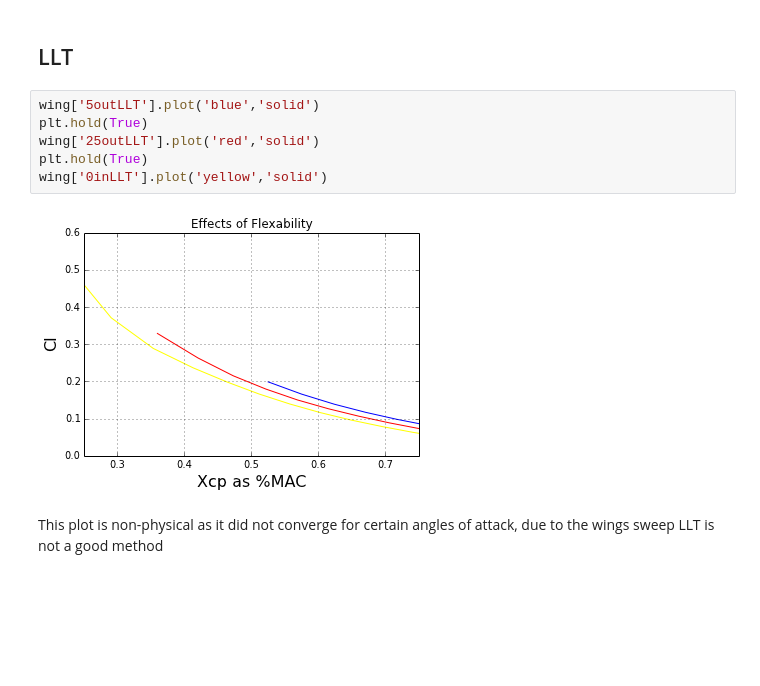
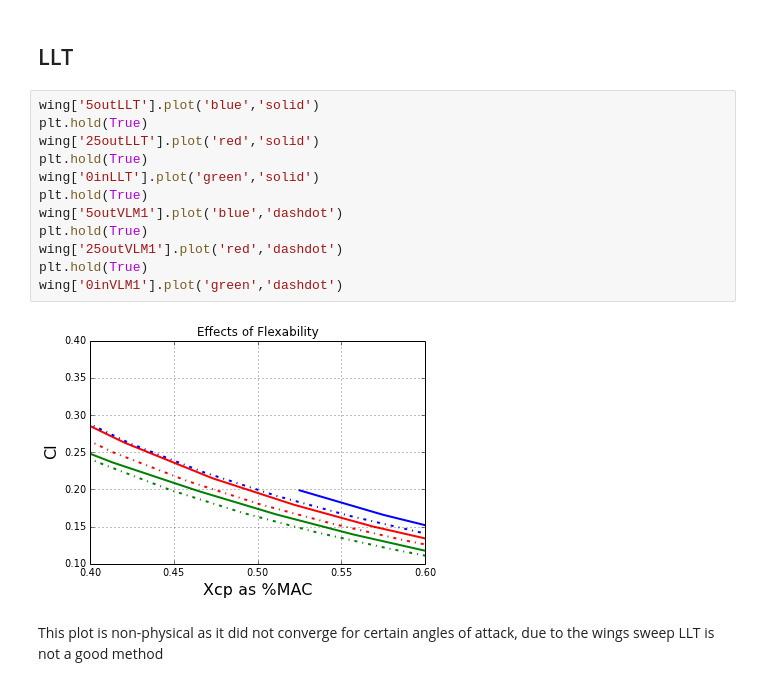
Before and after one commit to colinparker/Pterosaur, a Jupyter notebook: parker_pterosaur.ipynb, the cells around one changed output. Saved outputs shown, nothing was run; the diff lists cells and outputs as text; blank space fills up the shorter version.

```diff
--- a/parker_pterosaur.ipynb
+++ b/parker_pterosaur.ipynb
@@ -147,11 +147,17 @@ Image(filename='C:/Users/Colin/Documents/GitHub/Pterosaur/Resources/figure8.png'
 # %%
 wing['5outLLT'].plot('blue','solid')
 plt.hold(True)
 wing['25outLLT'].plot('red','solid')
 plt.hold(True)
-wing['0inLLT'].plot('yellow','solid')
+wing['0inLLT'].plot('green','solid')
+plt.hold(True)
+wing['5outVLM1'].plot('blue','dashdot')
+plt.hold(True)
+wing['25outVLM1'].plot('red','dashdot')
+plt.hold(True)
+wing['0inVLM1'].plot('green','dashdot')
 # %% [output]
-[figure, old version]
+[figure, new version]
 # %% [markdown]
 This plot is non-physical as it did not converge for certain angles of attack, due to the wings sweep LLT is not a good method
 # %% [markdown]
```
Also changed, not shown: parts of 4 cells of this notebook.
